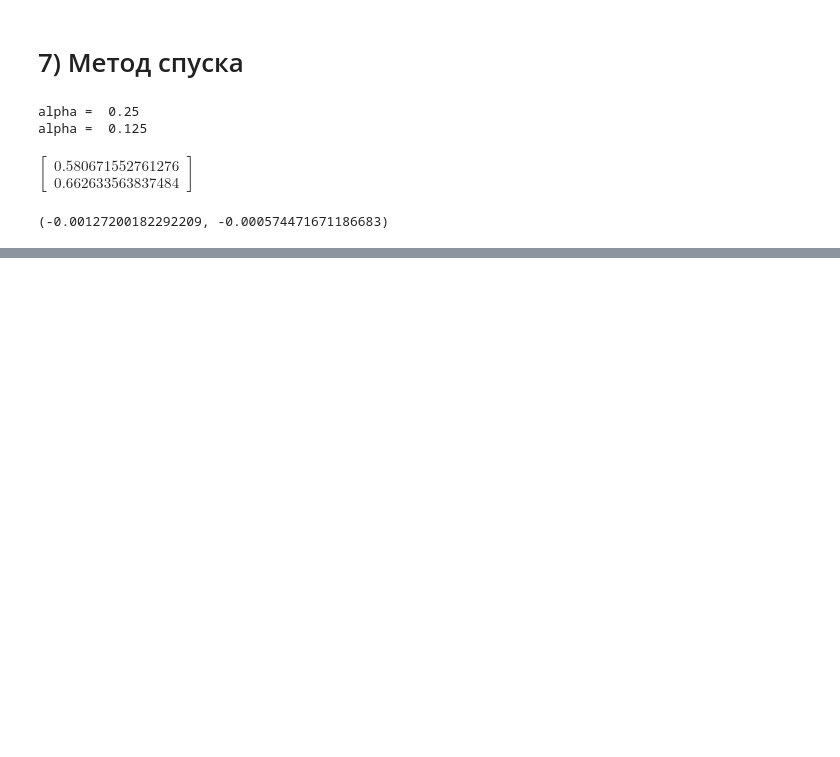
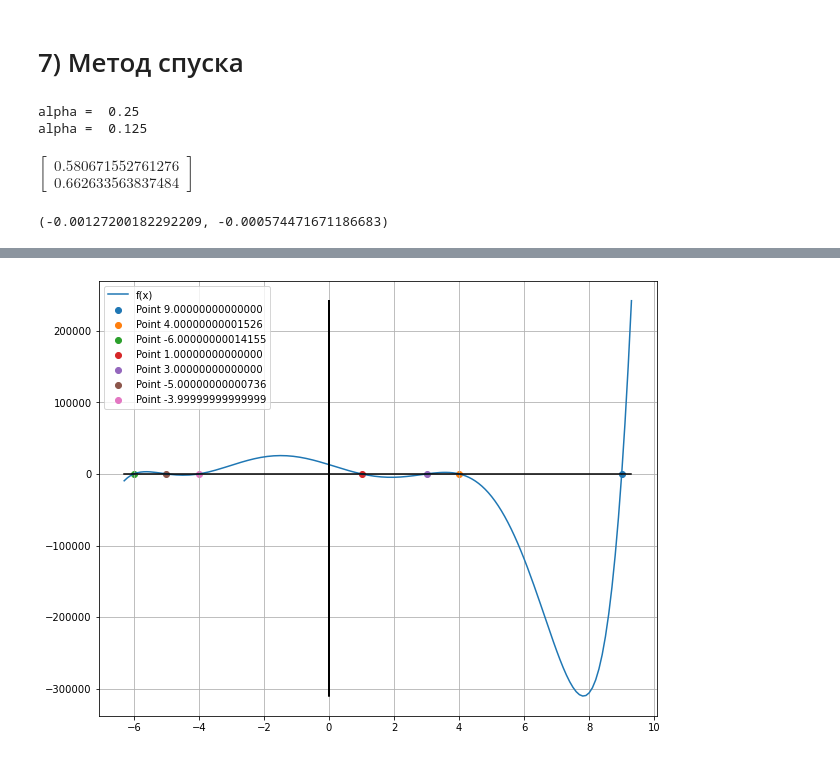
Before and after one commit to alwayswannasky/Numerical-methods, a Jupyter notebook: Решение нелинейных уравнений и систем.ipynb, the cells around one changed output, grey strips where cells are left out. Cells and saved outputs as stored; diff of their text form; code cells hidden in the pictures; blank space fills up the shorter version.

```diff
--- a/Решение нелинейных уравнений и систем.ipynb
+++ b/Решение нелинейных уравнений и систем.ipynb
@@ -252,0 +267,2 @@ f1.subs({x:x1[0], y:x1[1]}), f2.subs({x:x1[0], y:x1[1]})
+# %%
+df = sp.diff(f, x)
@@ -252,0 +369,19 @@ f1.subs({x:x1[0], y:x1[1]}), f2.subs({x:x1[0], y:x1[1]})
+# %%
+# Метод Ньютона–Рафсона (касательных) для нахождения корней на интервале
+
+def NR_method(f, a, b):
+    eps = 0.00001
+    x0 = (a + b) / 2
+    x1 = x0 + 2 * eps
+
+    d = sp.diff(f)
+    while(abs((x1 - x0)) > eps):
+        x0 = x1
+        x1 = x0 - f.subs(x, x0)/d.subs(x, x0)
+    return x1
+# %%
+# Действиетльные корни многочлена f
+
+for interval in interval_sol:
+    solution.append(NR_method(f, interval[0], interval[1]))
+solution
@@ -252,0 +396,25 @@ f1.subs({x:x1[0], y:x1[1]}), f2.subs({x:x1[0], y:x1[1]})
+# %%
+f_lam = sp.lambdify(x, f)
+
+fig, ax = plt.subplots()
+
+a = min(solution) - 0.3
+b = max(solution) + 0.3
+x_num = np.arange(a, b, 0.1)
+
+plt.plot(x_num, f_lam(x_num), label='f(x)')
+plt.plot(x_num, [0] * f_lam(x_num), c='black')
+plt.plot([0] * f_lam(x_num), f_lam(x_num), c='black')
+
+for i in solution:
+    plt.scatter(i, f_lam(i), label=f'Point {i}')
+
+plt.legend()
+plt.grid()
+
+fig.set_figwidth(10)
+fig.set_figheight(8)
+
+plt.show()
+# %% [output]
+[figure, added]
```
Also changed, not shown: parts of 10 cells of this notebook, 4 other files.
